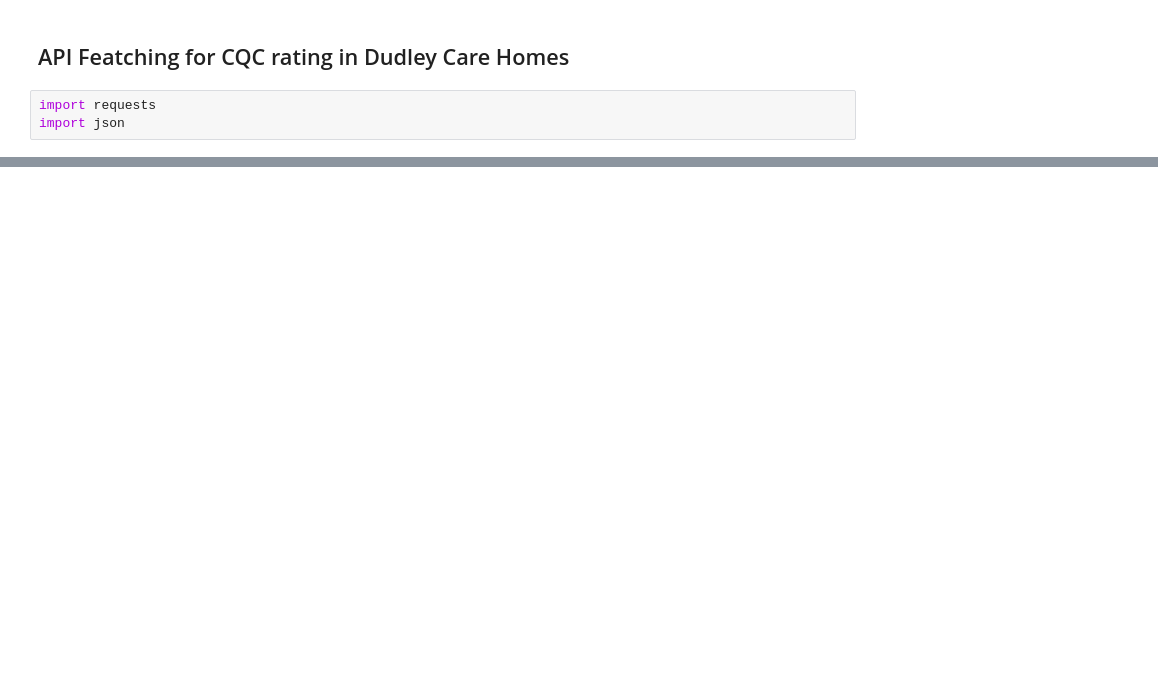
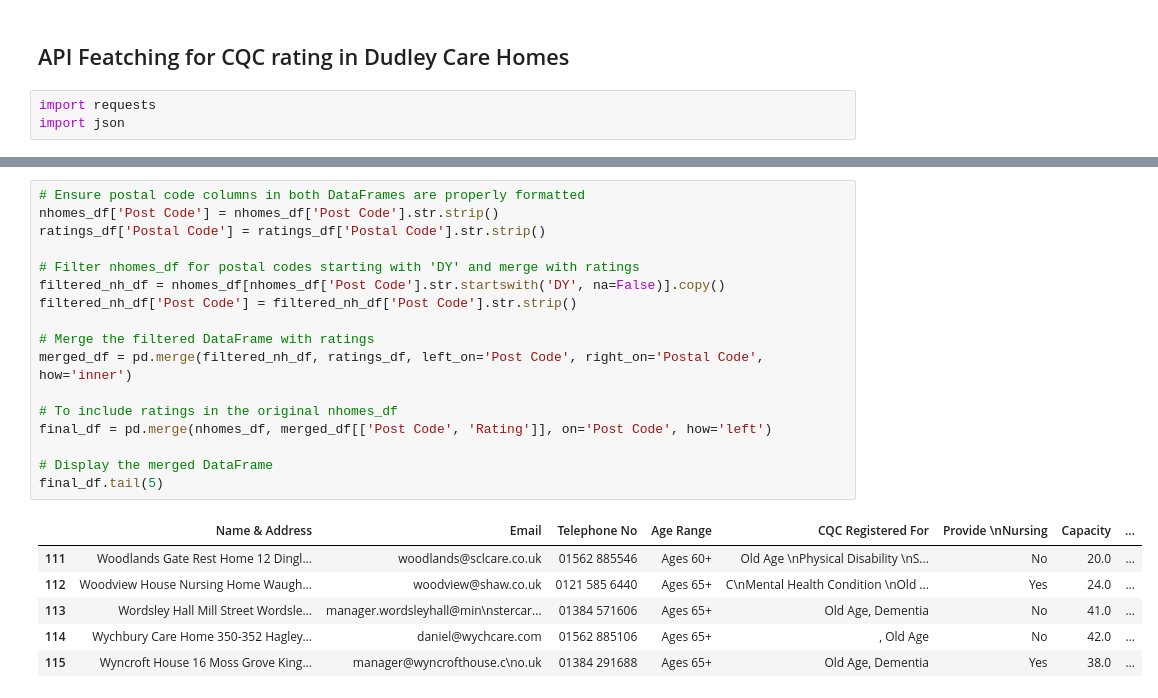
Before and after one commit to drchid1/Project-3-Care-Home-Team-5, a Jupyter notebook: code/CQCRating.ipynb, the cells around one changed output, grey strips where cells are left out. Cells and saved outputs as stored; diff of their text form; blank space fills up the shorter version.

```diff
--- a/code/CQCRating.ipynb
+++ b/code/CQCRating.ipynb
@@ -103,0 +208,24 @@ Care Home: Abbeygate Care Centre, Postal Code: DY5 3UR
+# %%
+# Ensure postal code columns in both DataFrames are properly formatted
+nhomes_df['Post Code'] = nhomes_df['Post Code'].str.strip()
+ratings_df['Postal Code'] = ratings_df['Postal Code'].str.strip()
+
+# Filter nhomes_df for postal codes starting with 'DY' and merge with ratings
+filtered_nh_df = nhomes_df[nhomes_df['Post Code'].str.startswith('DY', na=False)].copy()
+filtered_nh_df['Post Code'] = filtered_nh_df['Post Code'].str.strip()
+
+# Merge the filtered DataFrame with ratings
+merged_df = pd.merge(filtered_nh_df, ratings_df, left_on='Post Code', right_on='Postal Code', how='inner')
+
+# To include ratings in the original nhomes_df
+final_df = pd.merge(nhomes_df, merged_df[['Post Code', 'Rating']], on='Post Code', how='left')
+
+# Display the merged DataFrame
+final_df.tail(5)
+# %% [output]
+|  | Name & Address | Email | Telephone No | Age Range | CQC Registered For | Provide \nNursing | Capacity | ... |
+| 111 | Woodlands Gate Rest Home 12 Dingl... | woodlands@sclcare.co.uk | 01562 885546 | Ages 60+ | Old Age \nPhysical Disability \nS... | No | 20.0 | ... |
+| 112 | Woodview House Nursing Home Waugh... | woodview@shaw.co.uk | 0121 585 6440 | Ages 65+ | C\nMental Health Condition \nOld ... | Yes | 24.0 | ... |
+| 113 | Wordsley Hall Mill Street Wordsle... | manager.wordsleyhall@min\nstercar... | 01384 571606 | Ages 65+ | Old Age, Dementia | No | 41.0 | ... |
+| 114 | Wychbury Care Home 350-352 Hagley... | daniel@wychcare.com | 01562 885106 | Ages 65+ | , Old Age | No | 42.0 | ... |
+| 115 | Wyncroft House 16 Moss Grove King... | manager@wyncrofthouse.c\no.uk | 01384 291688 | Ages 65+ | Old Age, Dementia | Yes | 38.0 | ... |
```
Also changed, not shown: parts of 6 cells of this notebook, 1 other file.
